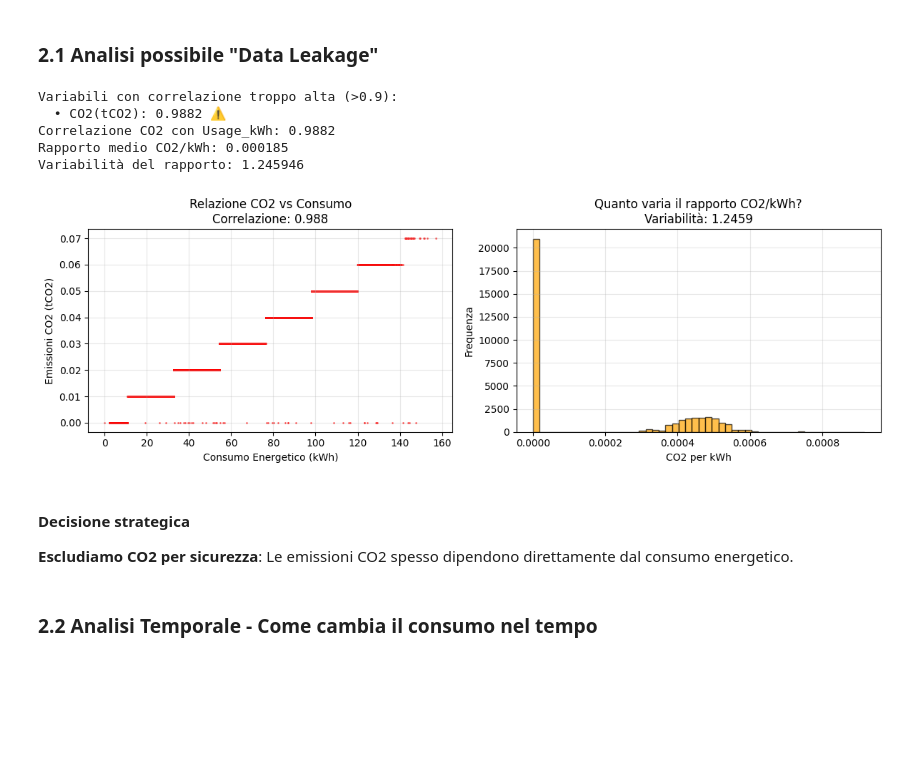
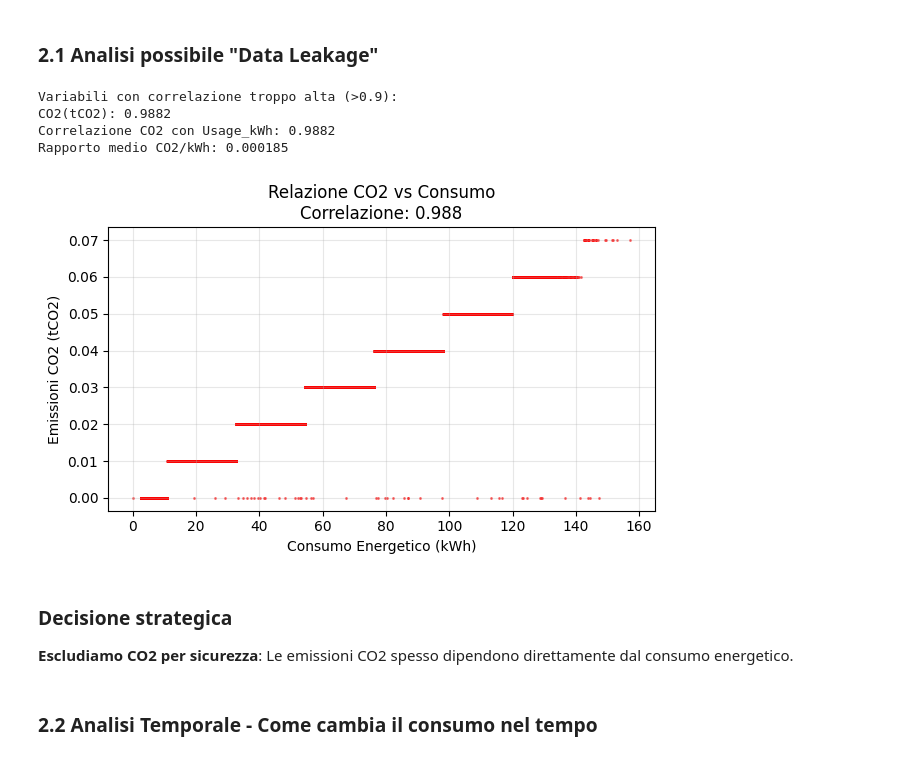
Before and after one commit to massimilianoC/applicazioni-data-intensive-consegna, a Jupyter notebook: Previsione Consumi Energetici w Web Flask.ipynb, the cells around one changed output. Saved outputs shown, nothing was run; the diff lists cells and outputs as text; code cells hidden in the pictures; blank space fills up the shorter version.

```diff
--- a/Previsione Consumi Energetici w Web Flask.ipynb
+++ b/Previsione Consumi Energetici w Web Flask.ipynb
@@ -248,56 +248,45 @@ Dall'analisi della matrice di correlazione, emergono due variabili con una relaz
 # %% [markdown]
 ### 2.1 Analisi possibile "Data Leakage"
 # %%
-# Variabili con correlazione molto alta (>0.9) con il target
 high_corr_threshold = 0.9
 high_correlations = target_corr[abs(target_corr) > high_corr_threshold]
 high_correlations = high_correlations.drop('Usage_kWh')  # Rimuovo il target stesso
 
 print("Variabili con correlazione troppo alta (>0.9):")
 for var, corr in high_correlations.items():
-    print(f"  • {var}: {corr:.4f} ⚠️")
+    print(f"{var}: {corr:.4f}")
 
 # Analizziamo la CO2
 if 'CO2(tCO2)' in df.columns:
     co2_corr = correlation_matrix.loc['CO2(tCO2)', 'Usage_kWh']
     print(f"Correlazione CO2 con Usage_kWh: {co2_corr:.4f}")
 
     df['CO2_per_kWh'] = df['CO2(tCO2)'] / df['Usage_kWh']
     ratio_std = df['CO2_per_kWh'].std()
     ratio_mean = df['CO2_per_kWh'].mean()
     cv = ratio_std / ratio_mean  # Quanto varia il rapporto?
 
     print(f"Rapporto medio CO2/kWh: {ratio_mean:.6f}")
-    print(f"Variabilità del rapporto: {cv:.6f}")
 
-# Creiamo grafici per visualizzare il problema
 plt.figure(figsize=(12, 4))
 
 plt.subplot(1, 2, 1)
 plt.scatter(df['Usage_kWh'], df['CO2(tCO2)'], alpha=0.6, s=1, color='red')
 plt.xlabel('Consumo Energetico (kWh)')
 plt.ylabel('Emissioni CO2 (tCO2)')
 plt.title(f'Relazione CO2 vs Consumo\nCorrelazione: {co2_corr:.3f}')
 plt.grid(True, alpha=0.3)
 
-plt.subplot(1, 2, 2)
-plt.hist(df['CO2_per_kWh'], bins=50, alpha=0.7, color='orange', edgecolor='black')
-plt.xlabel('CO2 per kWh')
-plt.ylabel('Frequenza')
-plt.title(f'Quanto varia il rapporto CO2/kWh?\nVariabilità: {cv:.4f}')
-plt.grid(True, alpha=0.3)
-
 plt.tight_layout()
 plt.show()
 # %% [output]
 Variabili con correlazione troppo alta (>0.9):
-  • CO2(tCO2): 0.9882 ⚠️
+CO2(tCO2): 0.9882
 Correlazione CO2 con Usage_kWh: 0.9882
 Rapporto medio CO2/kWh: 0.000185
-Variabilità del rapporto: 1.245946
-[figure, old version]
+[figure, new version]
 # %% [markdown]
-#### Decisione strategica
+### Decisione strategica
 **Escludiamo CO2 per sicurezza**: Le emissioni CO2 spesso dipendono direttamente dal consumo energetico.
 # %% [markdown]
 ### 2.2 Analisi Temporale - Come cambia il consumo nel tempo
```
Also changed, not shown: parts of 19 cells of this notebook, 1 other file.
